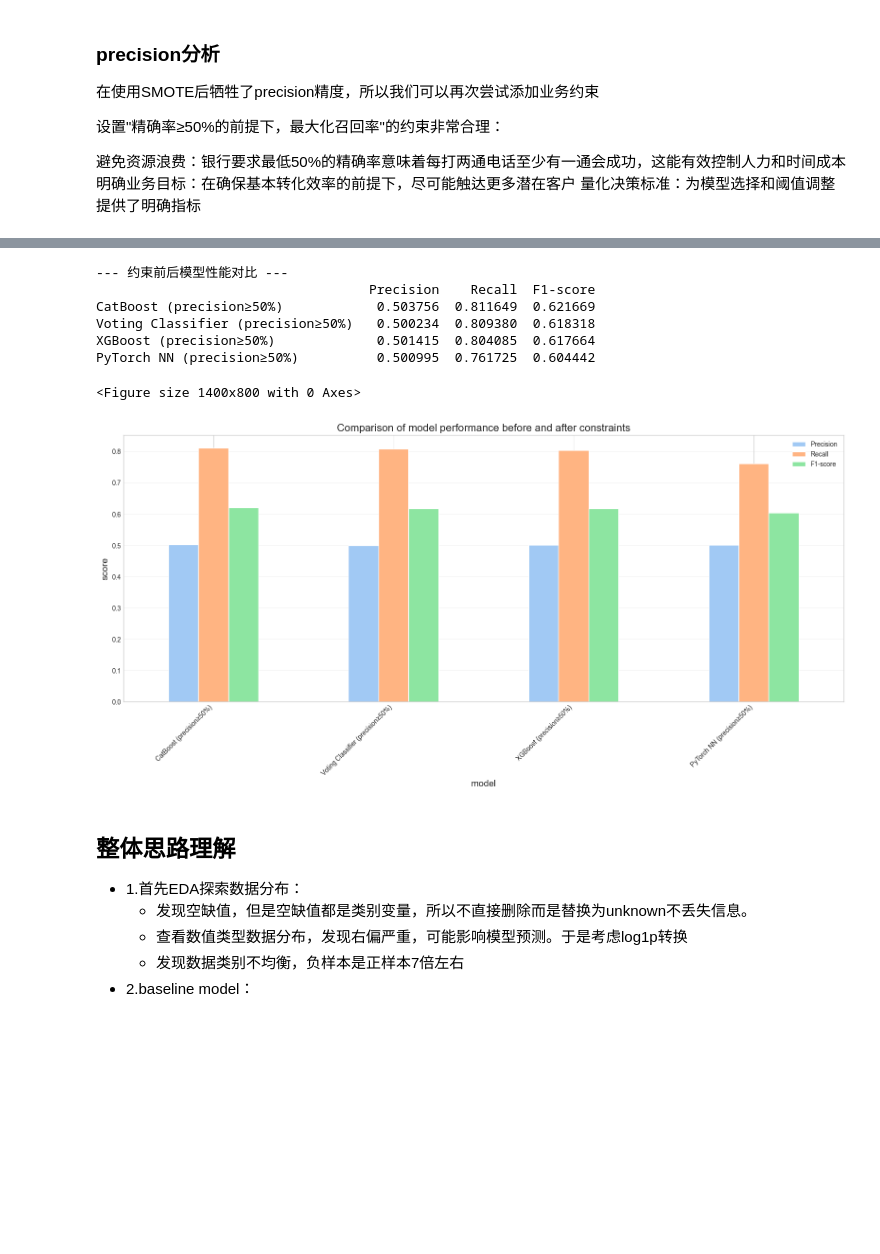
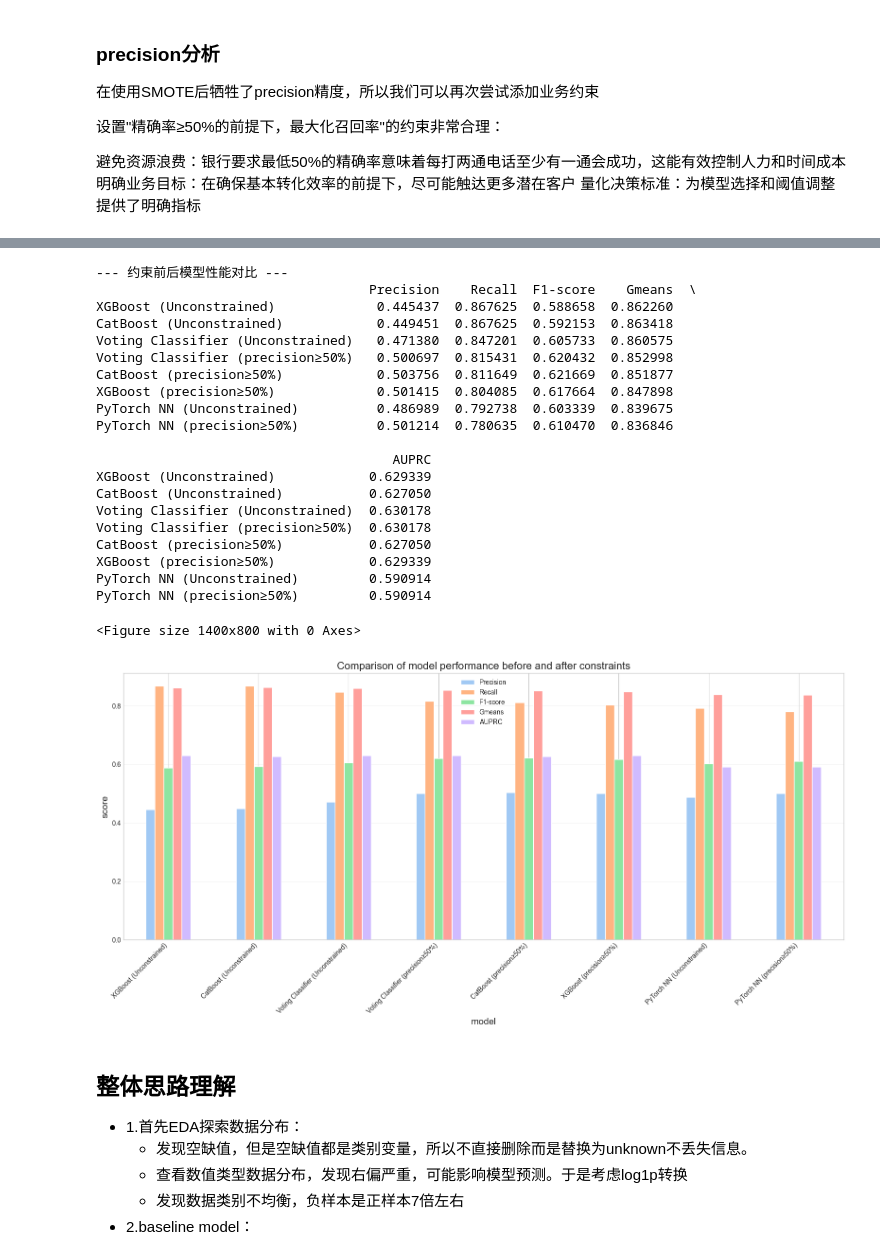
Before and after one commit to VivianOuou/Bank-Telemarketing, a Jupyter notebook: lxh/basline_log_smote.ipynb, the cells around one changed output, grey strips where cells are left out. Drawn from its saved outputs; the diff is of its cells as text; code cells hidden in the pictures; blank space fills up the shorter version.

```diff
--- a/lxh/basline_log_smote.ipynb
+++ b/lxh/basline_log_smote.ipynb
@@ -700,12 +818,17 @@ roc_auc_nn = roc_auc_score(all_targets_nn, all_probabilities_nn) # 使用概率
 # %%
+# 更新结果字典
 results["PyTorch NN"] = {
     "Accuracy": accuracy_nn,
     "Precision": precision_nn,
     "Recall": recall_nn,
     "F1-score": f1_nn,
-    "ROC AUC": roc_auc_nn
+    "ROC AUC": roc_auc_nn,
+    "G-mean": g_mean_nn,     # 添加G-mean
+    "AUPRC": auprc_nn        # 添加AUPRC
 }
 print(f"\nPyTorch NN Test Metrics:")
-print(f"Accuracy: {accuracy_nn:.4f}, Precision: {precision_nn:.4f}, Recall: {recall_nn:.4f}, F1-score: {f1_nn:.4f}, ROC AUC: {roc_auc_nn:.4f}")
+print(f"Accuracy: {accuracy_nn:.4f}, Precision: {precision_nn:.4f}, Recall: {recall_nn:.4f}")
+print(f"F1-score: {f1_nn:.4f}, ROC AUC: {roc_auc_nn:.4f}")
+print(f"G-mean: {g_mean_nn:.4f}, AUPRC: {auprc_nn:.4f}")  # 打印新添加的指标
 # %% [output]
 PyTorch NN Test Metrics:
@@ -923,13 +1048,20 @@ recall_voting = recall_score(y_test, ensemble_predictions, zero_division=0)
 f1_voting = f1_score(y_test, ensemble_predictions, zero_division=0)
 roc_auc_voting = roc_auc_score(y_test, ensemble_proba)
 
+# 添加G-mean和AUPRC
+g_mean_voting = g_mean_score(y_test, ensemble_predictions)
+auprc_voting = plot_pr_curve(y_test, ensemble_proba, "Voting Classifier")
+
+
 # 保存结果
 results["Voting Classifier"] = {
     "Accuracy": accuracy_voting,
     "Precision": precision_voting,
     "Recall": recall_voting,
     "F1-score": f1_voting,
-    "ROC AUC": roc_auc_voting
+    "ROC AUC": roc_auc_voting,
+    "G-mean": g_mean_voting,  # 添加G-mean
+    "AUPRC": auprc_voting     # 添加AUPRC
 }
 
 print("\n--- 投票分类器评估结果 ---")
@@ -938,7 +1070,8 @@ print(f"Precision: {precision_voting:.4f}")
 print(f"Recall: {recall_voting:.4f}")
 print(f"F1-score: {f1_voting:.4f}")
 print(f"ROC AUC: {roc_auc_voting:.4f}")
-
+print(f"G-mean: {g_mean_voting:.4f}")  # 打印G-mean
+print(f"AUPRC: {auprc_voting:.4f}")    # 打印AUPRC
 # 打印分类报告
 print("\n分类报告:")
 print(classification_report(y_test, ensemble_predictions, zero_division=0))
@@ -1385,6 +1548,20 @@ constrained_results["Voting Classifier"] = {
     "F1-score": f1_score(y_test, vote_pred_constrained)
 }
 
+
+# 在约束优化结果中添加G-mean
+constrained_results["XGBoost"]["G-mean"] = g_mean_score(y_test, xgb_pred_constrained)
+constrained_results["CatBoost"]["G-mean"] = g_mean_score(y_test, cat_pred_constrained)
+constrained_results["PyTorch NN"]["G-mean"] = g_mean_score(y_test, torch_pred_constrained)
+constrained_results["Voting Classifier"]["G-mean"] = g_mean_score(y_test, vote_pred_constrained)
+
+
+# 在约束优化结果中添加AUPRC
+constrained_results["XGBoost"]["AUPRC"] = plot_pr_curve(y_test, xgb_probs, "XGBoost (Constrained)")
+constrained_results["CatBoost"]["AUPRC"] = plot_pr_curve(y_test, catboost_probs, "CatBoost (Constrained)")
+constrained_results["PyTorch NN"]["AUPRC"] = plot_pr_curve(y_test, all_probabilities_nn, "PyTorch NN (Constrained)")
+constrained_results["Voting Classifier"]["AUPRC"] = plot_pr_curve(y_test, ensemble_proba, "Voting Classifier (Constrained)")
+
 # 转换为DataFrame并显示
 df_constrained = pd.DataFrame(constrained_results).T
 df_constrained = df_constrained.sort_values(by="Recall", ascending=False)
@@ -1514,44 +1700,64 @@ for model_name in ["XGBoost", "CatBoost", "PyTorch NN", "Voting Classifier"]:
         comparative_results[f"{model_name} (Unconstrained)"] = {
             "Precision": results[model_name]["Precision"],
             "Recall": results[model_name]["Recall"],
-            "F1-score": results[model_name]["F1-score"]
+            "F1-score": results[model_name]["F1-score"],
+            'Gmeans': results[model_name]["G-mean"],
+            "AUPRC": results[model_name]["AUPRC"]
         }
 
 # 添加约束后的结果
 for model_name in ["XGBoost", "CatBoost", "PyTorch NN", "Voting Classifier"]:
     if model_name in constrained_results:
         comparative_results[f"{model_name} (precision≥50%)"] = {
             "Precision": constrained_results[model_name]["Precision"],
             "Recall": constrained_results[model_name]["Recall"],
-            "F1-score": constrained_results[model_name]["F1-score"]
+            "F1-score": constrained_results[model_name]["F1-score"],
+            'Gmeans': constrained_results[model_name]["G-mean"],
+            "AUPRC": constrained_results[model_name]["AUPRC"]
         }
 
 # 转换为DataFrame并可视化
 df_comparative = pd.DataFrame(comparative_results).T
 df_comparative = df_comparative.sort_values(by=["Recall"], ascending=False)
 
 print("\n--- 约束前后模型性能对比 ---")
 print(df_comparative)
 
 # 可视化对比
 plt.figure(figsize=(14, 8))
 df_comparative.plot(kind='bar', figsize=(16, 8))
 plt.title('Comparison of model performance before and after constraints', fontsize=16)
 plt.xlabel('model', fontsize=14)
 plt.ylabel('score', fontsize=14)
 plt.xticks(rotation=45, ha='right')
+#调整label格式
+
 plt.grid(True, axis='y', alpha=0.3)
 plt.tight_layout()
 plt.show()
 # %% [output]
 --- 约束前后模型性能对比 ---
-                                   Precision    Recall  F1-score
-CatBoost (precision≥50%)            0.503756  0.811649  0.621669
-Voting Classifier (precision≥50%)   0.500234  0.809380  0.618318
-XGBoost (precision≥50%)             0.501415  0.804085  0.617664
-PyTorch NN (precision≥50%)          0.500995  0.761725  0.604442
+                                   Precision    Recall  F1-score    Gmeans  \
+XGBoost (Unconstrained)             0.445437  0.867625  0.588658  0.862260
+CatBoost (Unconstrained)            0.449451  0.867625  0.592153  0.863418
+Voting Classifier (Unconstrained)   0.471380  0.847201  0.605733  0.860575
+Voting Classifier (precision≥50%)   0.500697  0.815431  0.620432  0.852998
+CatBoost (precision≥50%)            0.503756  0.811649  0.621669  0.851877
+XGBoost (precision≥50%)             0.501415  0.804085  0.617664  0.847898
+PyTorch NN (Unconstrained)          0.486989  0.792738  0.603339  0.839675
+PyTorch NN (precision≥50%)          0.501214  0.780635  0.610470  0.836846
+
+                                      AUPRC
+XGBoost (Unconstrained)            0.629339
+CatBoost (Unconstrained)           0.627050
+Voting Classifier (Unconstrained)  0.630178
+Voting Classifier (precision≥50%)  0.630178
+CatBoost (precision≥50%)           0.627050
+XGBoost (precision≥50%)            0.629339
+PyTorch NN (Unconstrained)         0.590914
+PyTorch NN (precision≥50%)         0.590914
 <Figure size 1400x800 with 0 Axes>
-[figure, old version]
+[figure, new version]
 # %% [markdown]
 ## 整体思路理解
 
```
Also changed, not shown: parts of 17 cells of this notebook, 3 other files.
